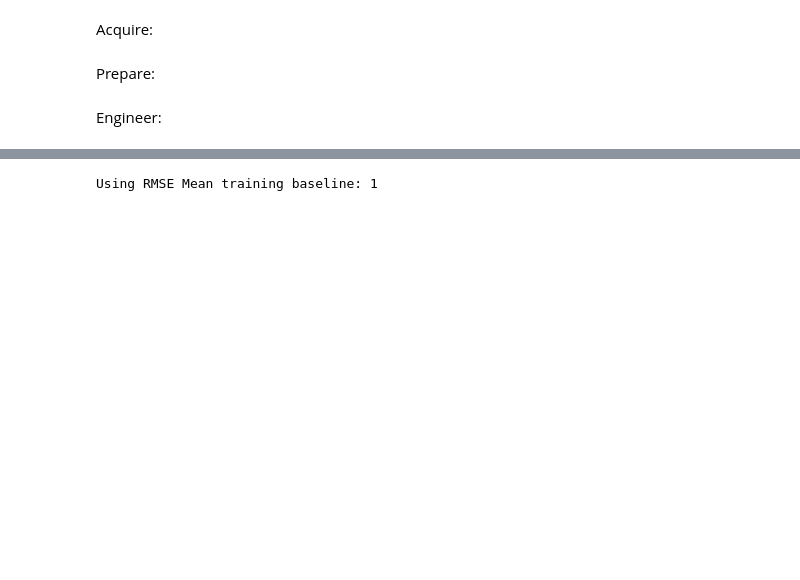
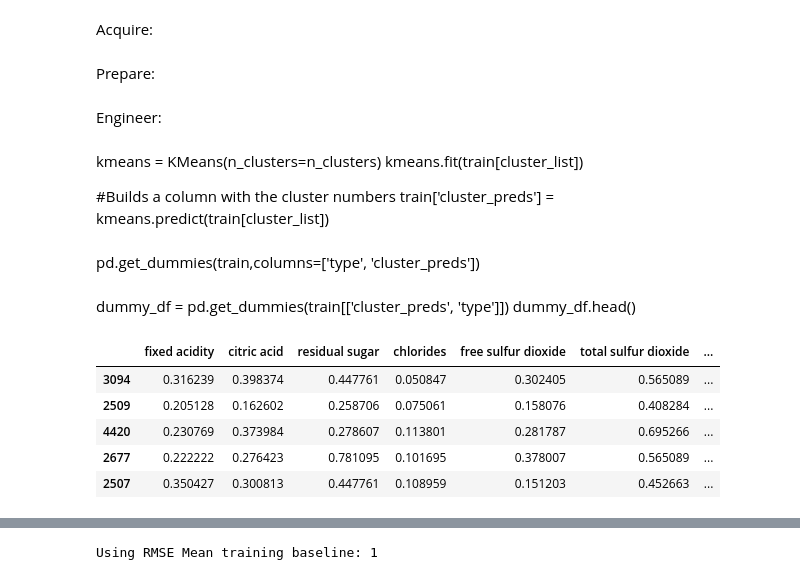
Before and after one commit to pour-choices/wine_clustering_project, a Jupyter notebook: modeling_josh.ipynb, the cells around one changed output, grey strips where cells are left out. Cells and saved outputs as stored; diff of their text form; code cells hidden in the pictures; blank space fills up the shorter version.

```diff
--- a/modeling_josh.ipynb
+++ b/modeling_josh.ipynb
@@ -135,3 +125,23 @@ train, val, test = testing_clusters(train, val, test, cluster_list1, n_clusters
+# %% [markdown]
+kmeans = KMeans(n_clusters=n_clusters)
+kmeans.fit(train[cluster_list])
+
+#Builds a column with the cluster numbers
+train['cluster_preds'] = kmeans.predict(train[cluster_list])
+# %% [markdown]
+pd.get_dummies(train,columns=['type', 'cluster_preds'])
+# %% [markdown]
+dummy_df = pd.get_dummies(train[['cluster_preds', 'type']])
+dummy_df.head()
+# %%
+train.head()
+# %% [output]
+|  | fixed acidity | citric acid | residual sugar | chlorides | free sulfur dioxide | total sulfur dioxide | ... |
+| 3094 | 0.316239 | 0.398374 | 0.447761 | 0.050847 | 0.302405 | 0.565089 | ... |
+| 2509 | 0.205128 | 0.162602 | 0.258706 | 0.075061 | 0.158076 | 0.408284 | ... |
+| 4420 | 0.230769 | 0.373984 | 0.278607 | 0.113801 | 0.281787 | 0.695266 | ... |
+| 2677 | 0.222222 | 0.276423 | 0.781095 | 0.101695 | 0.378007 | 0.565089 | ... |
+| 2507 | 0.350427 | 0.300813 | 0.447761 | 0.108959 | 0.151203 | 0.452663 | ... |
 # %%
 target_col = 'quality'
 # %%
```
Also changed, not shown: parts of 12 cells of this notebook.
